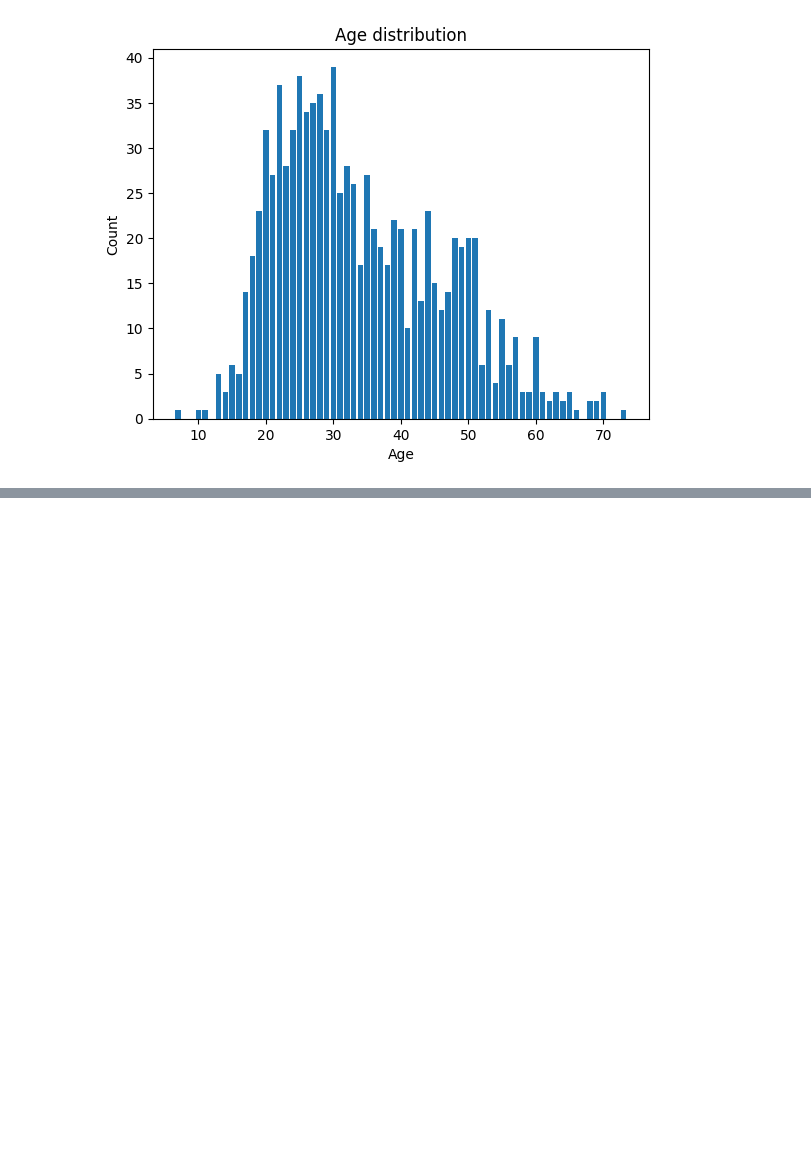
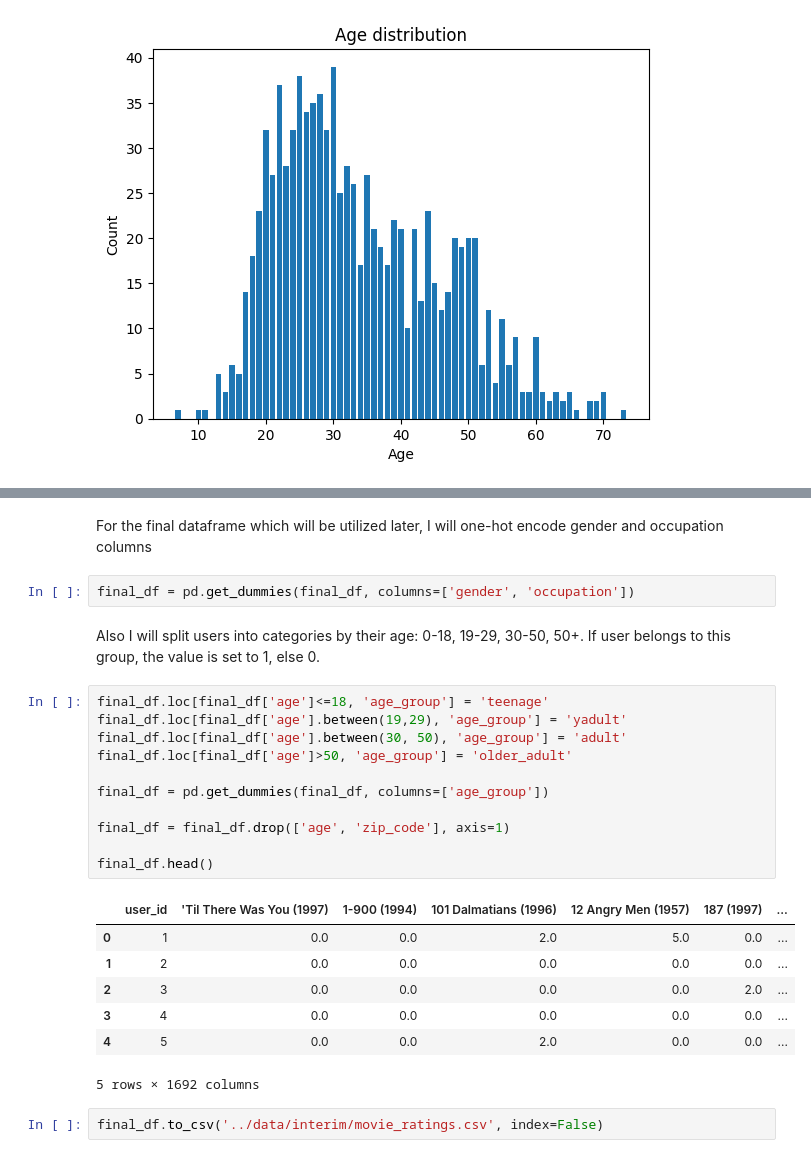
Before and after one commit to maintheme2/movie-recommender-system, a Jupyter notebook: notebooks/1.0-data-exploration-and-preprocessing.ipynb, the cells around one changed output, grey strips where cells are left out. Saved outputs shown, nothing was run; the diff lists cells and outputs as text; blank space fills up the shorter version.

```diff
--- a/notebooks/1.0-data-exploration-and-preprocessing.ipynb
+++ b/notebooks/1.0-data-exploration-and-preprocessing.ipynb
@@ -247,0 +232,28 @@ plt.show()
+# %% [markdown]
+For the final dataframe which will be utilized later, I will one-hot encode gender and occupation columns
+# %%
+final_df = pd.get_dummies(final_df, columns=['gender', 'occupation'])
+# %% [markdown]
+Also I will split users into categories by their age:
+0-18, 19-29, 30-50, 50+. If user belongs to this group, the value is set to 1, else 0.
+# %%
+final_df.loc[final_df['age']<=18, 'age_group'] = 'teenage'
+final_df.loc[final_df['age'].between(19,29), 'age_group'] = 'yadult'
+final_df.loc[final_df['age'].between(30, 50), 'age_group'] = 'adult'
+final_df.loc[final_df['age']>50, 'age_group'] = 'older_adult'
+
+final_df = pd.get_dummies(final_df, columns=['age_group'])
+
+final_df = final_df.drop(['age', 'zip_code'], axis=1)
+
+final_df.head()
+# %% [output]
+|  | user_id | 'Til There Was You (1997) | 1-900 (1994) | 101 Dalmatians (1996) | 12 Angry Men (1957) | 187 (1997) | ... |
+| 0 | 1 | 0.0 | 0.0 | 2.0 | 5.0 | 0.0 | ... |
+| 1 | 2 | 0.0 | 0.0 | 0.0 | 0.0 | 0.0 | ... |
+| 2 | 3 | 0.0 | 0.0 | 0.0 | 0.0 | 2.0 | ... |
+| 3 | 4 | 0.0 | 0.0 | 0.0 | 0.0 | 0.0 | ... |
+| 4 | 5 | 0.0 | 0.0 | 2.0 | 0.0 | 0.0 | ... |
+5 rows × 1692 columns
+# %%
+final_df.to_csv('../data/interim/movie_ratings.csv', index=False)
```
Also changed, not shown: parts of 5 cells of this notebook, 1 other file.
